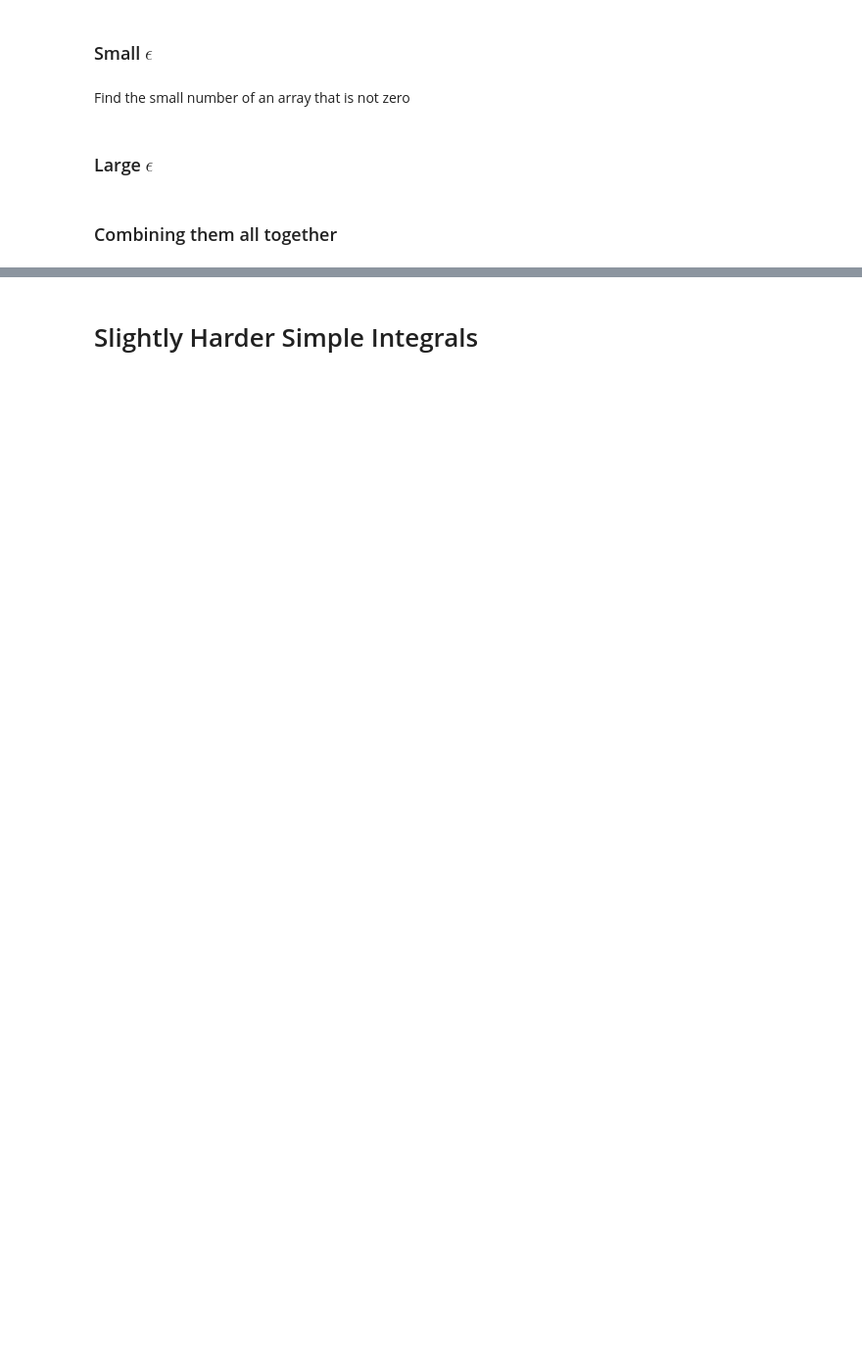
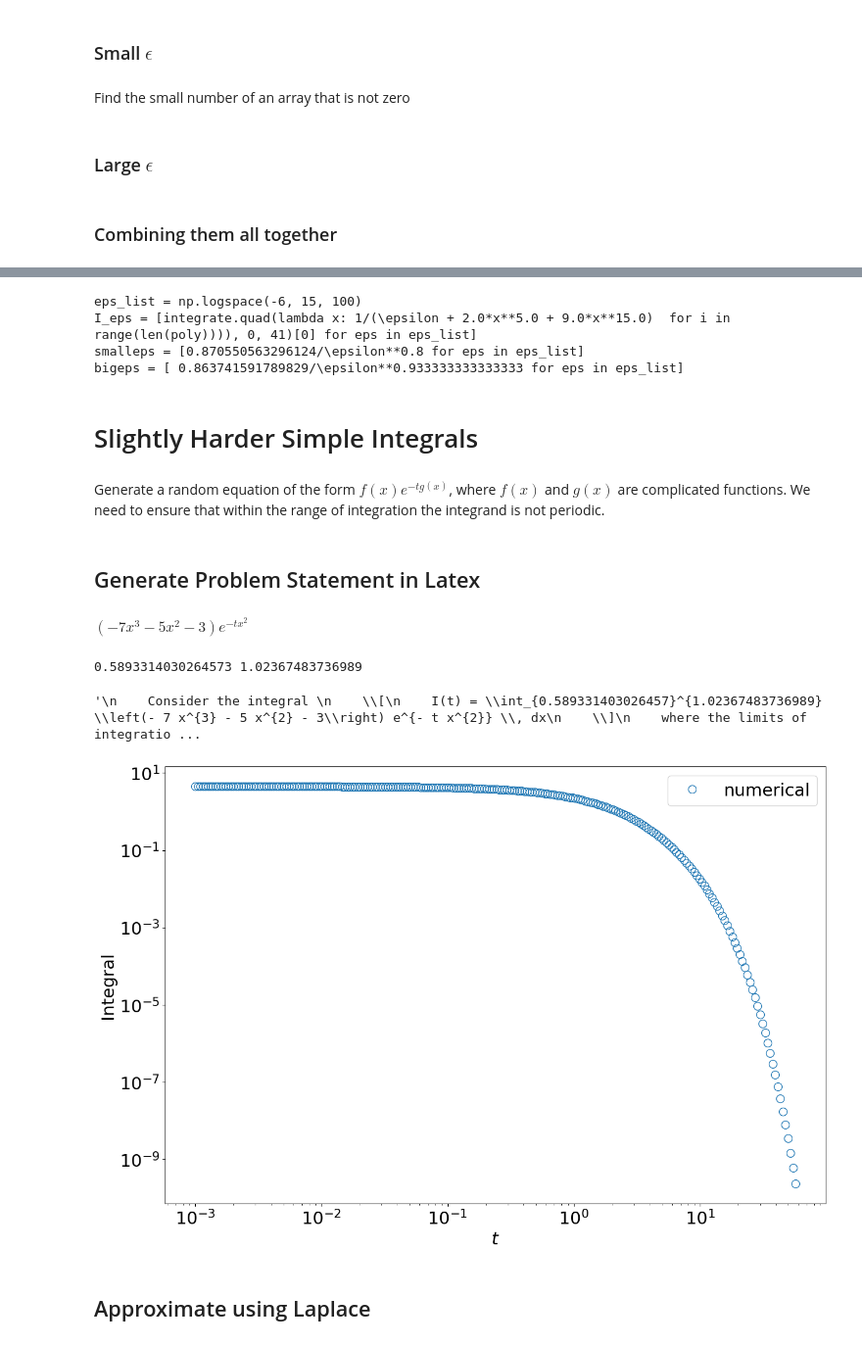
Before and after one commit to kayliehausknecht/AM201-Dataset, a Jupyter notebook: Code/apm201integralsolving.ipynb, the cells around one changed output, grey strips where cells are left out. Shown at 98% size. Drawn from its saved outputs; the diff is of its cells as text; code cells hidden in the pictures; blank space fills up the shorter version.

```diff
--- a/Code/apm201integralsolving.ipynb
+++ b/Code/apm201integralsolving.ipynb
@@ -112,2 +296,29 @@ solve_simple_integral(7)
+# %%
+print("eps_list = np.logspace(-6, 15, 100)")
+ep = sy.symbols('\epsilon')
+x = sy.symbols('x')
+eq = 1/(ep + sum(poly[i] * x**degrees[i] for i in range(len(poly))))
+eq1 = 'eq'
+str1 = 'I_eps = [integrate.quad(lambda x:'
+print(str1 , end =" " )
+print(eq, end = ' ')
+print(' for i in range(len(poly)))), 0,', end = ' ')
+print(a, end = '' )
+print(')[0] for eps in eps_list]')
+
+print('smalleps = [', end = '')
+print(1/ep * (1/poly[ind1]*ep)**(1/deg1), end = ' ')
+print( 'for eps in eps_list]')
+
+print('bigeps = [', end = ' ')
+print(1/ep * (1/poly[ind]*ep)**(1/deg), end = ' ')
+print('for eps in eps_list]')
+# %% [output]
+eps_list = np.logspace(-6, 15, 100)
+I_eps = [integrate.quad(lambda x: 1/(\epsilon + 2.0*x**5.0 + 9.0*x**15.0)  for i in range(len(poly)))), 0, 41)[0] for eps in eps_list]
+smalleps = [0.870550563296124/\epsilon**0.8 for eps in eps_list]
+bigeps = [ 0.863741591789829/\epsilon**0.933333333333333 for eps in eps_list]
 # %% [markdown]
 # Slightly Harder Simple Integrals
+# %% [markdown]
+Generate a random equation of the form $f(x) e^{-tg(x)}$, where $f(x)$ and $g(x)$ are complicated functions. We need to ensure that within the range of integration the integrand is not periodic.
@@ -113,0 +391,40 @@ solve_simple_integral(7)
+# %%
+def solve_hard_integral(degree, num_terms, coeff_lower_bound, coeff_upper_bound, special_func_prob=1, power_prob=0.5):
+  coefficients = generate_polynomial(degree, num_terms, coeff_lower_bound, coeff_upper_bound)
+  fx = polynomial_from_coefficients(coefficients)
+  a, b = interval(fx)
+
+  return fx, I_t, a, b, t_list
+# %% [markdown]
+## Generate Problem Statement in Latex
+# %%
+def create_latex_problem_statement(fx, a, b):
+    # Convert the polynomial and limits to LaTeX strings
+    fx_latex = sy.latex(fx)
+    a_latex = sy.latex(a)
+    b_latex = sy.latex(b)
+
+    # Create the LaTeX problem statement
+    problem_statement = f"""
+    Consider the integral
+    \\[
+    I(t) = \\int_{{{a_latex}}}^{{{b_latex}}} {fx_latex} \\, dx
+    \\]
+    where the limits of integration are determined by the specified conditions.
+    Develop an analytical formula for \\( I(t) \\) that is accurate as \\( t \\rightarrow \\infty \\).
+    """
+
+    return problem_statement
+# %%
+fx, I_t, a, b, t_list = solve_hard_integral(degree=3, num_terms=3,coeff_lower_bound=-10,coeff_upper_bound=10)
+latex_problem_statement = create_latex_problem_statement(fx, a, b)
+display(fx)
+print(a, b)
+latex_problem_statement
+# %% [output]
+$\displaystyle \left(- 7 x^{3} - 5 x^{2} - 3\right) e^{- t x^{2}}$
+0.5893314030264573 1.02367483736989
+'\n    Consider the integral \n    \\[\n    I(t) = \\int_{0.589331403026457}^{1.02367483736989} \\left(- 7 x^{3} - 5 x^{2} - 3\\right) e^{- t x^{2}} \\, dx\n    \\]\n    where the limits of integratio ...
+[figure, added]
+# %% [markdown]
+## Approximate using Laplace
```
Also changed, not shown: parts of 36 cells of this notebook.
